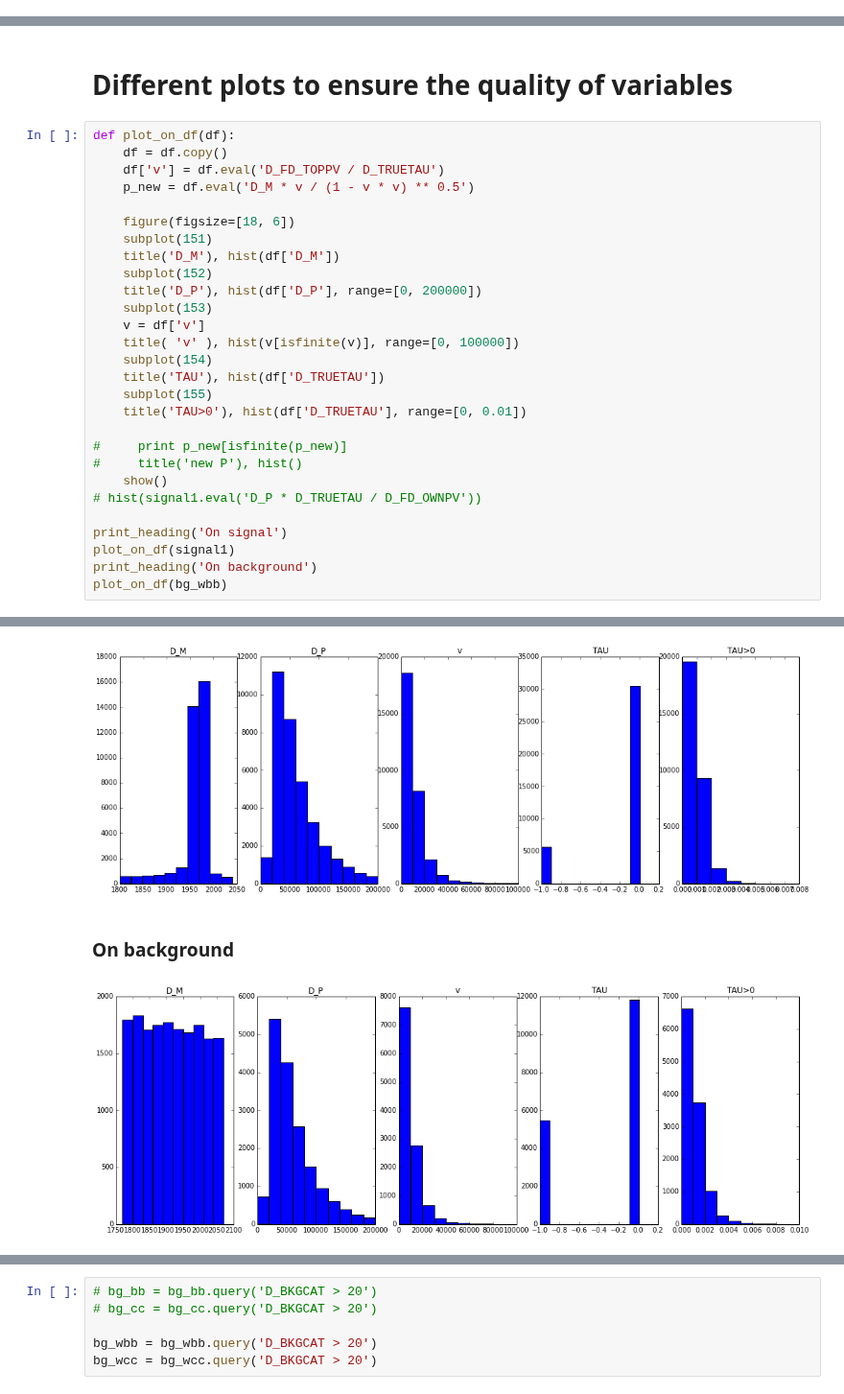
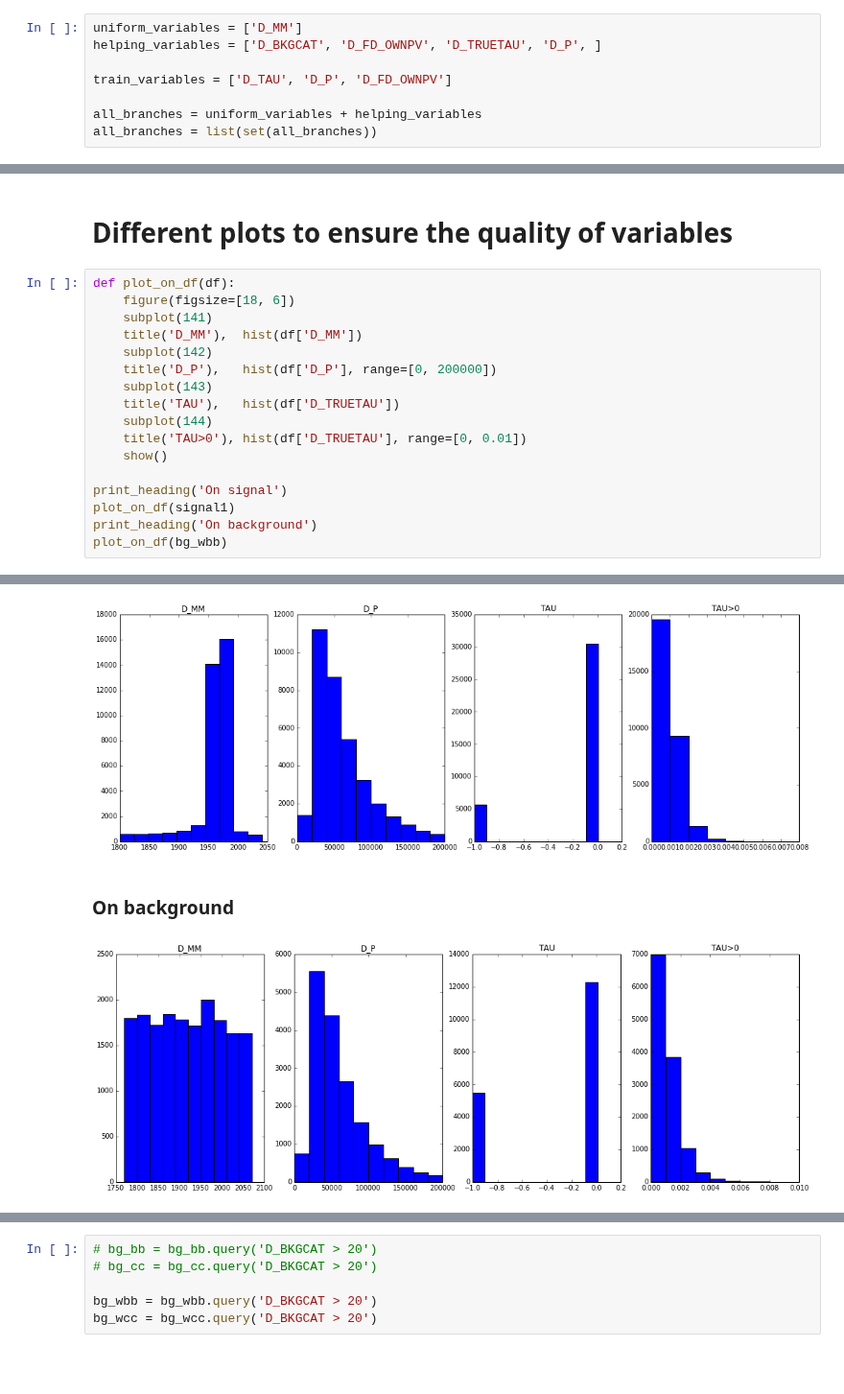
Before and after one commit to anaderi/lhcb_trigger_ml, a Jupyter notebook: IPythonWorkflow/Analysis_DInto3h_widebck.ipynb, the cells around one changed output, grey strips where cells are left out. Shown at 96% size. Saved outputs shown, nothing was run; the diff lists cells and outputs as text; blank space fills up the shorter version.

Commit message:
uniformers + 3features + reconstructed time

```diff
--- a/IPythonWorkflow/Analysis_DInto3h_widebck.ipynb
+++ b/IPythonWorkflow/Analysis_DInto3h_widebck.ipynb
@@ -33,3 +25,11 @@ all_branches = list(set(all_branches))
+# %%
+uniform_variables = ['D_MM']
+helping_variables = ['D_BKGCAT', 'D_FD_OWNPV', 'D_TRUETAU', 'D_P', ]
+
+train_variables = ['D_TAU', 'D_P', 'D_FD_OWNPV']
+
+all_branches = uniform_variables + helping_variables
+all_branches = list(set(all_branches))
 # %% [markdown]
 ## Loading data from ROOT
 # %%
@@ -49,35 +49,24 @@ bg_wcc = load_file('ccbar_bkg_ppp_wide.root')
 # Different plots to ensure the quality of variables
 # %%
 def plot_on_df(df):
-    df = df.copy()
-    df['v'] = df.eval('D_FD_TOPPV / D_TRUETAU')
-    p_new = df.eval('D_M * v / (1 - v * v) ** 0.5')
-
     figure(figsize=[18, 6])
-    subplot(151)
-    title('D_M'), hist(df['D_M'])
-    subplot(152)
-    title('D_P'), hist(df['D_P'], range=[0, 200000])
-    subplot(153)
-    v = df['v']
-    title( 'v' ), hist(v[isfinite(v)], range=[0, 100000])
-    subplot(154)
-    title('TAU'), hist(df['D_TRUETAU'])
-    subplot(155)
+    subplot(141)
+    title('D_MM'),  hist(df['D_MM'])
+    subplot(142)
+    title('D_P'),   hist(df['D_P'], range=[0, 200000])
+    subplot(143)
+    title('TAU'),   hist(df['D_TRUETAU'])
+    subplot(144)
     title('TAU>0'), hist(df['D_TRUETAU'], range=[0, 0.01])
-
-#     print p_new[isfinite(p_new)]
-#     title('new P'), hist()
     show()
-# hist(signal1.eval('D_P * D_TRUETAU / D_FD_OWNPV'))
 
 print_heading('On signal')
 plot_on_df(signal1)
 print_heading('On background')
 plot_on_df(bg_wbb)
 # %% [output]
 On signal
-[figure, old version]
+[figure, new version]
 On background
-[figure, old version]
+[figure, new version]
 # %% [markdown]
```
Also changed, not shown: parts of 25 cells of this notebook.
